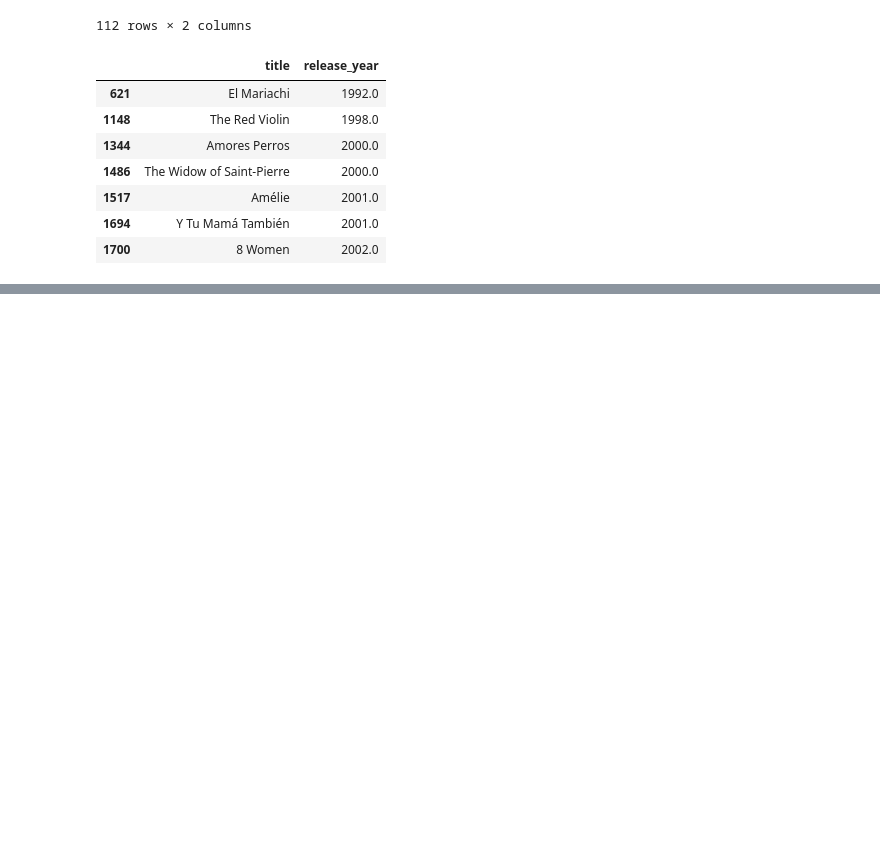
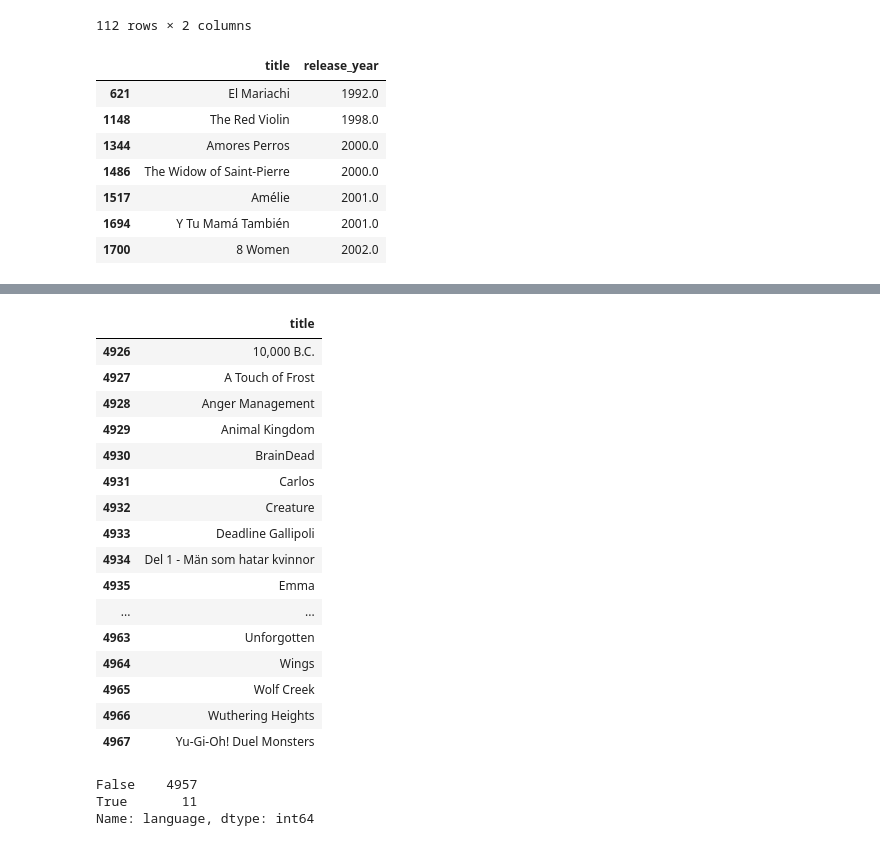
Before and after one commit to ishtiakrongon/Learning-Python, a Jupyter notebook: Basic Data Exploration with Pandas.ipynb, the cells around one changed output, grey strips where cells are left out. Drawn from its saved outputs; the diff is of its cells as text; code cells hidden in the pictures; blank space fills up the shorter version.

```diff
--- a/Basic Data Exploration with Pandas.ipynb
+++ b/Basic Data Exploration with Pandas.ipynb
@@ -319,0 +399,31 @@ df.head(7)
+# %%
+# Get all the films' title where there are no release year included in the dataset
+
+null_filter = films.loc[:, ["title"]] [films["release_year"].isnull()]
+null_filter
+# %% [output]
+|  | title |
+| 4926 | 10,000 B.C. |
+| 4927 | A Touch of Frost |
+| 4928 | Anger Management |
+| 4929 | Animal Kingdom |
+| 4930 | BrainDead |
+| 4931 | Carlos |
+| 4932 | Creature |
+| 4933 | Deadline Gallipoli |
+| 4934 | Del 1 - Män som hatar kvinnor |
+| 4935 | Emma |
+| ... | ... |
+| 4963 | Unforgotten |
+| 4964 | Wings |
+| 4965 | Wolf Creek |
+| 4966 | Wuthering Heights |
+| 4967 | Yu-Gi-Oh! Duel Monsters |
+# %%
+# Get the number of films which don't have a language associated with them
+number_of_films = films["language"].isna().value_counts()
+number_of_films
+# %% [output]
+False    4957
+True       11
+Name: language, dtype: int64
```
Also changed, not shown: parts of 6 cells of this notebook.
